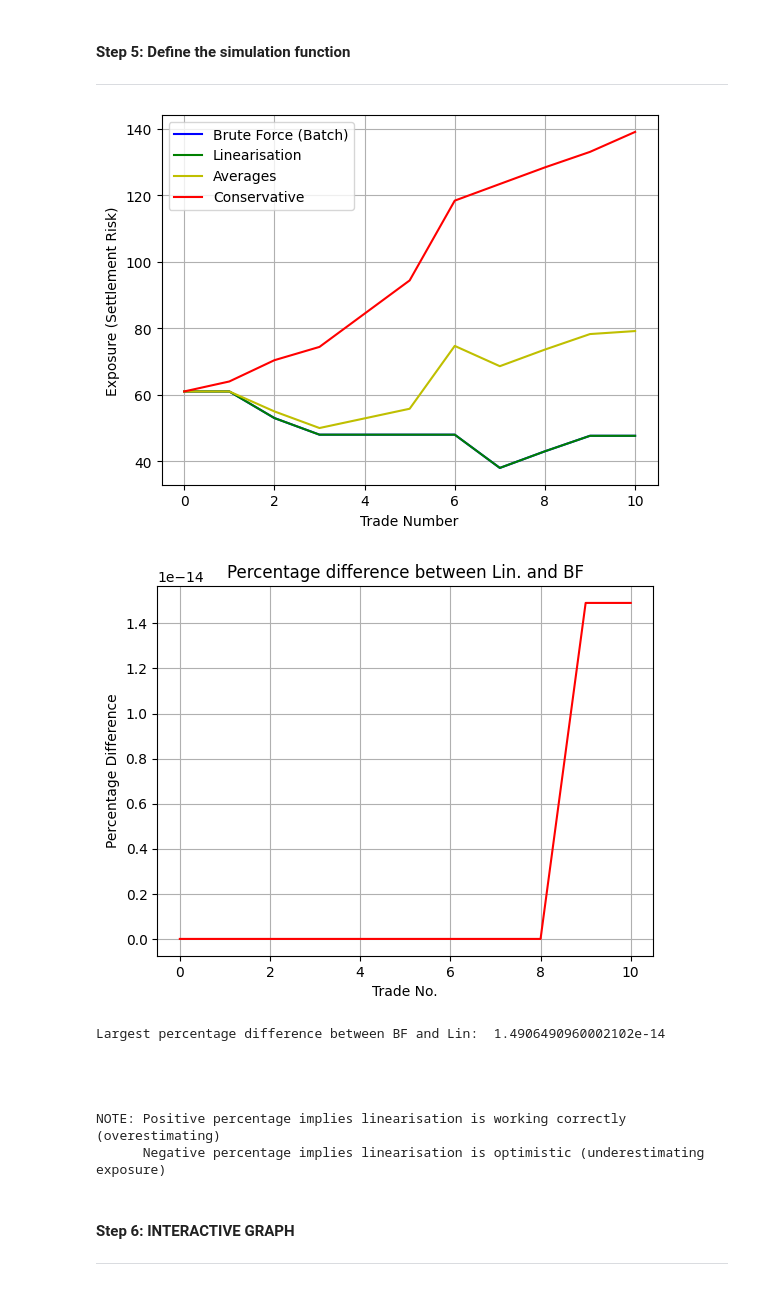
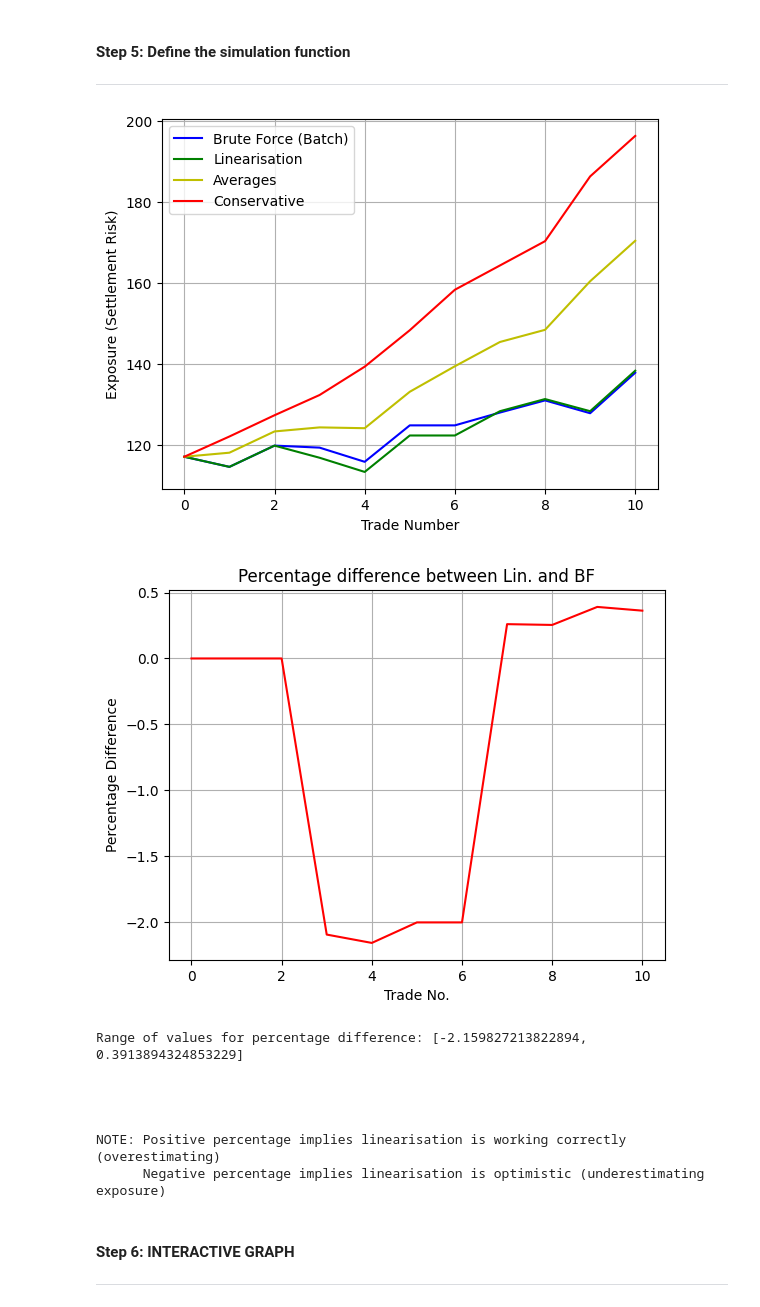
Before and after one commit to misty576/Git-Repository, a Jupyter notebook: JupyterNotebookVersionsofCode/SettlementRiskRoryCall.ipynb, the cells around one changed output. Drawn from its saved outputs; the diff is of its cells as text; code cells hidden in the pictures.

```diff
--- a/JupyterNotebookVersionsofCode/SettlementRiskRoryCall.ipynb
+++ b/JupyterNotebookVersionsofCode/SettlementRiskRoryCall.ipynb
@@ -251,40 +251,37 @@ def sim(m, baseline_min, baseline_max):
     plt.plot(x,lin_list, label="Linearisation", color= "g")
     plt.plot(x,avg_list, label="Averages", color= "y")
     plt.plot(x,cons_list, label="Conservative", color= "r")
     plt.legend()
     plt.grid(True)
     plt.xlabel("Trade Number")
     plt.ylabel("Exposure (Settlement Risk)")
     plt.show()
 
 
     diff_lin_bf = [(lin_list[i] - bf_list[i])/bf_list[i]*100 for i in range(len(lin_list))]
     min = np.min(diff_lin_bf)
     max = np.max(diff_lin_bf)
 
     plt.figure()
 
     plt.plot(x, diff_lin_bf, color="r")
     plt.xlabel("Trade No.")
     plt.ylabel("Percentage Difference")
     plt.title("Percentage difference between Lin. and BF")
     plt.grid(True)
     plt.show()
 
-    if abs(min) > abs(max):
-        print("Largest percentage difference between BF and Lin: ", min)
-    else:
-        print("Largest percentage difference between BF and Lin: ", max)
+    print("Range of values for percentage difference: [" + str(min) + ", " + str(max) + "]")
 
     print("\n")
     print("\n")
     print("NOTE: Positive percentage implies linearisation is working correctly (overestimating)")
     print("      Negative percentage implies linearisation is optimistic (underestimating exposure)")
 sim(10, -100, 100)
 # %% [output]
-[figure, old version]
+[figure, new version]
-[figure, old version]
+[figure, new version]
-Largest percentage difference between BF and Lin:  1.4906490960002102e-14
+Range of values for percentage difference: [-2.159827213822894, 0.3913894324853229]
 
 
 
```
Also changed, not shown: 3 other files.
